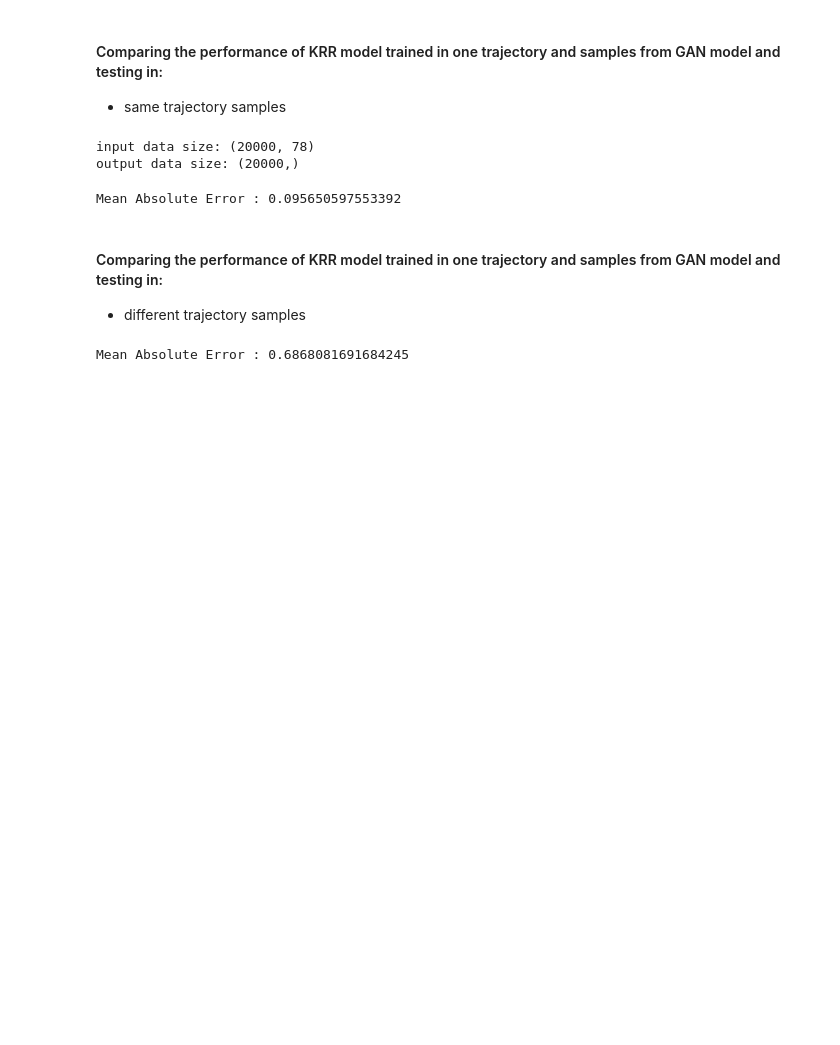
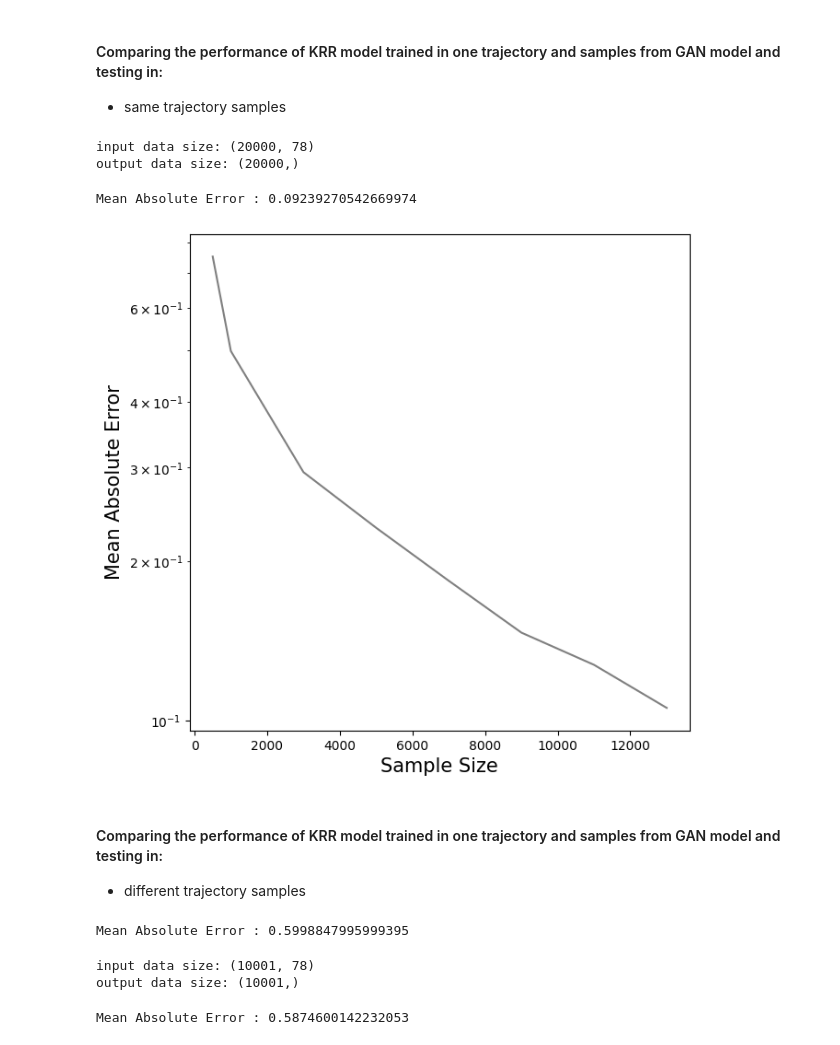
Before and after one commit to panthibivek/Generative-Adversarial-Network-for-Improving-Sampling-of-Molecular-Trajectories, a Jupyter notebook: benchmark.ipynb, the cells around one changed output. Cells and saved outputs as stored; diff of their text form; code cells hidden in the pictures; blank space fills up the shorter version.

```diff
--- a/benchmark.ipynb
+++ b/benchmark.ipynb
@@ -41,7 +42,7 @@ Test data size: (1000, 78)
 Regression
 """
 def regression(X : np.array, Y : np.array, sigma : float, lambda_ : float):
-    K = gaussian_kernel(X, X, sigma)
+    K = matern_kernel(X, X, sigma, order=0, metric='l2')
     K[np.diag_indices_from(K)] += lambda_
     alpha = cho_solve(K, Y)
     return alpha
@@ -50,6 +51,6 @@ def regression(X : np.array, Y : np.array, sigma : float, lambda_ : float):
 Prediction
 """
 def prediction(X : np.array, arr_to_predict : np.array, sigma : float, alpha_ : np.array):
-    Ks = gaussian_kernel(arr_to_predict, X, sigma)
+    Ks = matern_kernel(arr_to_predict, X, sigma, order=0, metric='l2')
     return np.dot(Ks, alpha_)
 # %%
@@ -109,23 +110,50 @@ ganTrajMolRep, ganTrajEnergies = loadData(max_size=12,
 input data size: (20000, 78)
 output data size: (20000,)
 # %%
-sigma = 150.0
+sigma = 1000.0
 lambda_ = 1e-8
 new_X_train = np.concatenate((X_train, ganTrajMolRep), axis=0)
 new_Y_train = np.concatenate((y_train, ganTrajEnergies))
 
-temp_alpha = regression(new_X_train, new_Y_train, sigma, lambda_)
-prediction_arr = prediction(new_X_train, X_test, sigma, temp_alpha)
+indices = np.arange(new_X_train.shape[0])
+np.random.shuffle(indices)
+
+new_X_train = new_X_train[indices]
+new_Y_train = new_Y_train[indices]
+
+temp_alpha = regression(new_X_train[:15000], new_Y_train[:15000], sigma, lambda_)
+prediction_arr = prediction(new_X_train[:15000], X_test, sigma, temp_alpha)
 mean_abs_errors = np.mean(np.abs(prediction_arr - y_test))
 print("Mean Absolute Error : {}".format(mean_abs_errors))
 # %% [output]
-Mean Absolute Error : 0.095650597553392
+Mean Absolute Error : 0.09239270542669974
+# %%
+training_sample_sizes = [500] + [int(i) for i in range(1000, 15000, 2000)]
+lambda_ = 1e-8
+mean_abs_errors_list = []
+for sample_size in training_sample_sizes:
+    temp_alpha = regression(new_X_train[:sample_size], new_Y_train[:sample_size], sigma, lambda_)
+    Y_predicted = prediction(new_X_train[:sample_size], X_test, sigma, temp_alpha)
+    mean_abs_e = np.mean(np.abs(Y_predicted - y_test))
+    mean_abs_errors_list.append(mean_abs_e)
+# %%
+plt.figure(figsize=(7,7))
+plt.plot(training_sample_sizes, mean_abs_errors_list, c="gray")
+plt.xlabel('Sample Size', fontsize=15)
+plt.ylabel('Mean Absolute Error', fontsize=15)
+plt.yscale('log')
+# fig2 = plt.gcf()
+plt.show()
+# fig2.savefig('sampleSize_vs_MAE_new_sampling.png', dpi = 300)
+# %% [output]
+[figure, added]
 # %% [markdown]
 #### Comparing the performance of KRR model trained in one trajectory and samples from GAN model and testing in:
 - different trajectory samples
 # %%
-prediction_arr = prediction(new_X_train, newTrajMolRep, sigma, temp_alpha)
+alpha_ = regression(new_X_train[:15000], new_Y_train[:15000], sigma, lambda_)
+prediction_arr = prediction(new_X_train[:15000], newTrajMolRep, sigma, alpha_)
 mean_abs_errors = np.mean(np.abs(prediction_arr - newTrajEnergies))
 print("Mean Absolute Error : {}".format(mean_abs_errors))
 # %% [output]
-Mean Absolute Error : 0.6868081691684245
+Mean Absolute Error : 0.5998847995999395
@@ -131,0 +170,19 @@ Mean Absolute Error : 0.6868081691684245
+# %%
+"""
+Loading data
+Note than we can only specify absolute location of the raw data
+"""
+newTraj2MolRep, newTraj2Energies = loadData(max_size=12,
+                                filename="/home/panthibivek/thesis/GAN_pkg/data/MD/trajectory2.xyz",
+                                energyFilename=energyFilename,
+                                xyzdirname="/data/Traj2/AllMolecules",
+                                coulombMtxFilename="/data/Traj2/lower_coulomb_mtx_array.txt")
+# %% [output]
+input data size: (10001, 78)
+output data size: (10001,)
+# %%
+prediction_arr_ = prediction(new_X_train[:15000], newTraj2MolRep, sigma, alpha_)
+mean_abs_error_ = np.mean(np.abs(prediction_arr_ - newTraj2Energies))
+print("Mean Absolute Error : {}".format(mean_abs_error_))
+# %% [output]
+Mean Absolute Error : 0.5874600142232053
```
Also changed, not shown: parts of 4 cells of this notebook, 1 other file.
